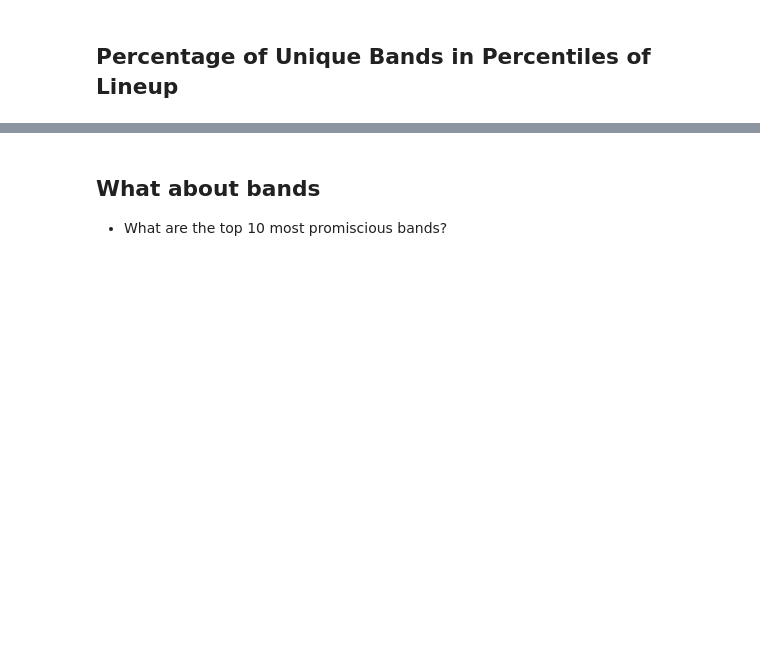
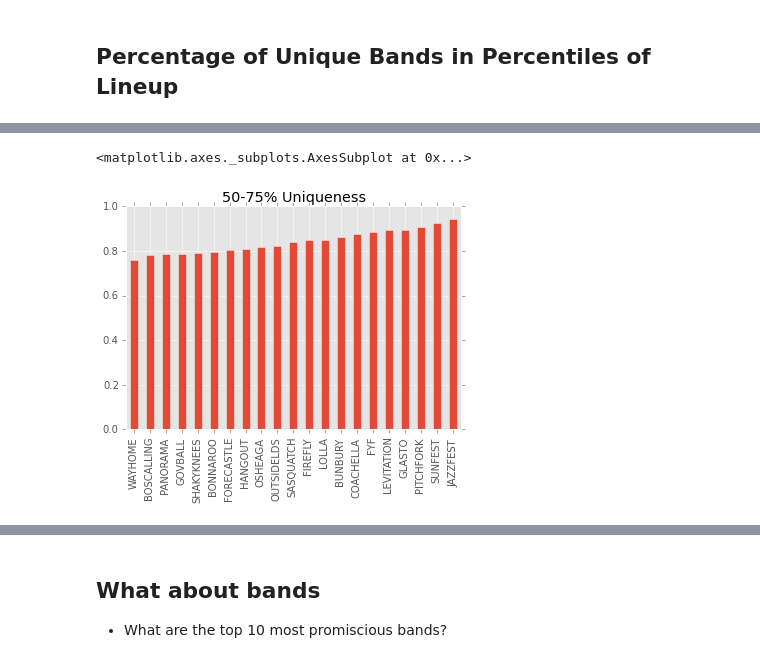
Before and after one commit to hunterowens/hunterowens.github.io, a Jupyter notebook: notebooks/new_power_ranks.ipynb, the cells around one changed output, grey strips where cells are left out. Saved outputs shown, nothing was run; the diff lists cells and outputs as text; code cells hidden in the pictures; blank space fills up the shorter version.

```diff
--- a/notebooks/new_power_ranks.ipynb
+++ b/notebooks/new_power_ranks.ipynb
@@ -81,0 +87,5 @@ percentage_fest_df.groupby(percentage_fest_df.index).mean().plot()
+# %%
+percentage_fest_df['50-75%'].sort_values().plot(kind='bar', title="50-75% Uniqueness")
+# %% [output]
+<matplotlib.axes._subplots.AxesSubplot at 0x...>
+[figure, added]
```
Also changed, not shown: parts of 8 cells of this notebook.
